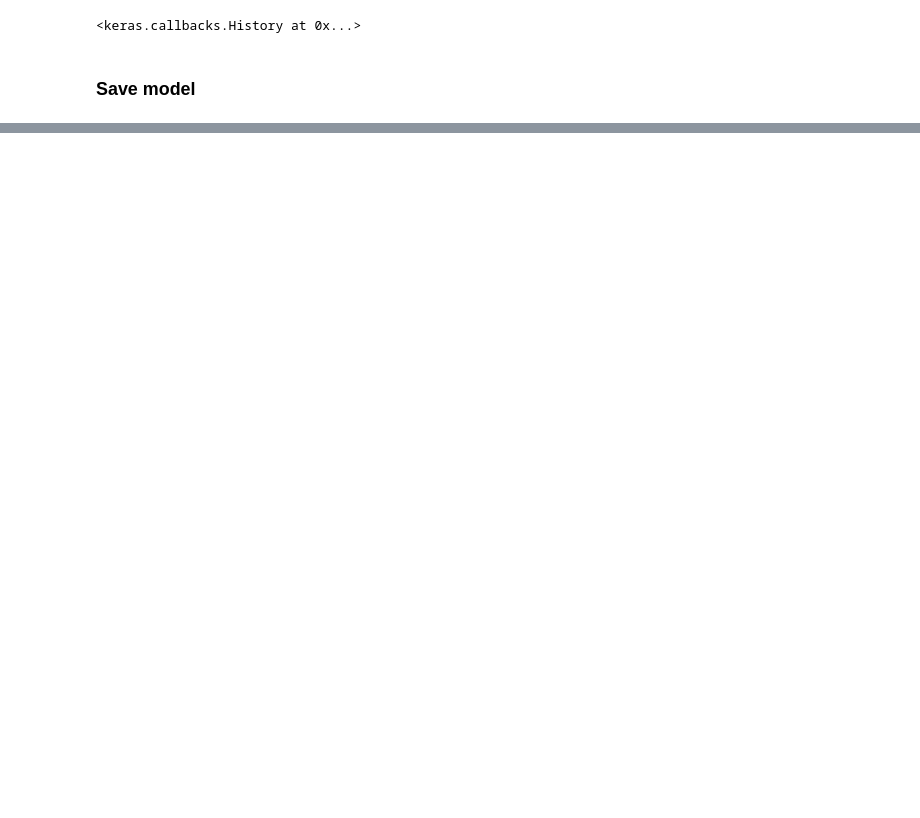
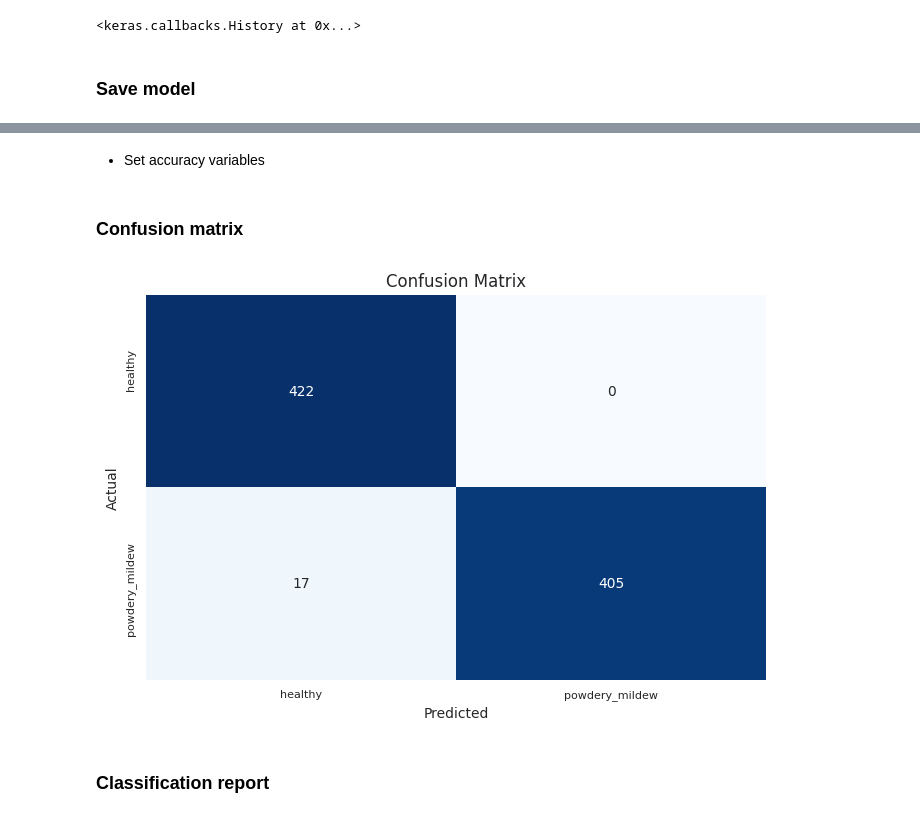
Before and after one commit to katkapsasky/mildew-detector, a Jupyter notebook: jupyter_notebooks/Modelling_Evaluation.ipynb, the cells around one changed output, grey strips where cells are left out. Saved outputs shown, nothing was run; the diff lists cells and outputs as text; code cells hidden in the pictures; blank space fills up the shorter version.

Commit message:
Evaluate model

```diff
--- a/jupyter_notebooks/Modelling_Evaluation.ipynb
+++ b/jupyter_notebooks/Modelling_Evaluation.ipynb
@@ -339,0 +348,14 @@ Epoch 9/9
+# %%
+losses = pd.DataFrame(model.history.history)
+
+sns.set_style("whitegrid")
+losses[['loss','val_loss']].plot(style='.-')
+plt.title("Loss")
+plt.savefig(f'{file_path}/model_training_losses.png', bbox_inches='tight', dpi=150)
+plt.show()
+
+print("\n")
+losses[['accuracy','val_accuracy']].plot(style='.-')
+plt.title("Accuracy")
+plt.savefig(f'{file_path}/model_training_acc.png', bbox_inches='tight', dpi=150)
+plt.show()
@@ -339,0 +371,3 @@ Epoch 9/9
+# %%
+from keras.models import load_model
+model = load_model('outputs/v1/mildew_detector_model.h5')
@@ -339,0 +380,31 @@ Epoch 9/9
+# %% [markdown]
+* Set accuracy variables
+# %%
+validation_set.reset()
+
+x_true, y_true = next(test_set)
+preds = np.argmax(model.predict(test_set), axis=1)
+y_pred = np.rint(preds)
+y_true = test_set.labels
+# %% [markdown]
+### Confusion matrix
+# %%
+from sklearn.metrics import classification_report, confusion_matrix
+cm = confusion_matrix(y_true,y_pred)
+
+classes=list(test_set.class_indices.keys())
+length=len(classes)
+plt.figure(figsize=(8, 5))
+sns.heatmap(cm, annot=True, vmin=0, fmt='g', cmap='Blues', cbar=False)
+plt.xticks(np.arange(length)+.5, classes, rotation= 0, fontsize=8)
+plt.yticks(np.arange(length)+.3, classes, rotation=90, fontsize=8)
+plt.xlabel("Predicted")
+plt.ylabel("Actual")
+plt.title("Confusion Matrix")
+plt.savefig(f'{file_path}/confusion_matrix.png',
+            bbox_inches='tight', dpi=150)
+plt.show()
+# %% [output]
+[figure, added]
+# %% [markdown]
+### Classification report
```
Also changed, not shown: parts of 17 cells of this notebook, 4 other files.
